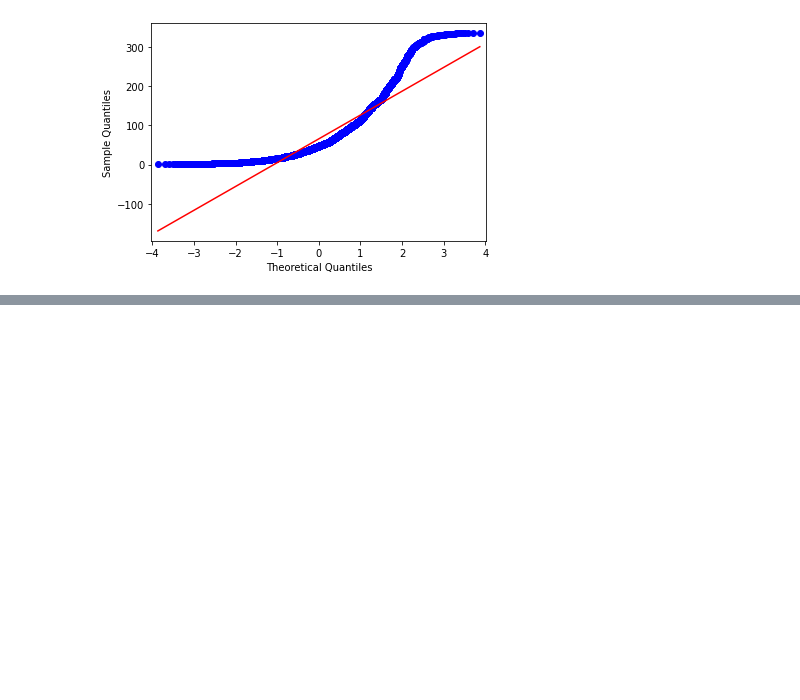
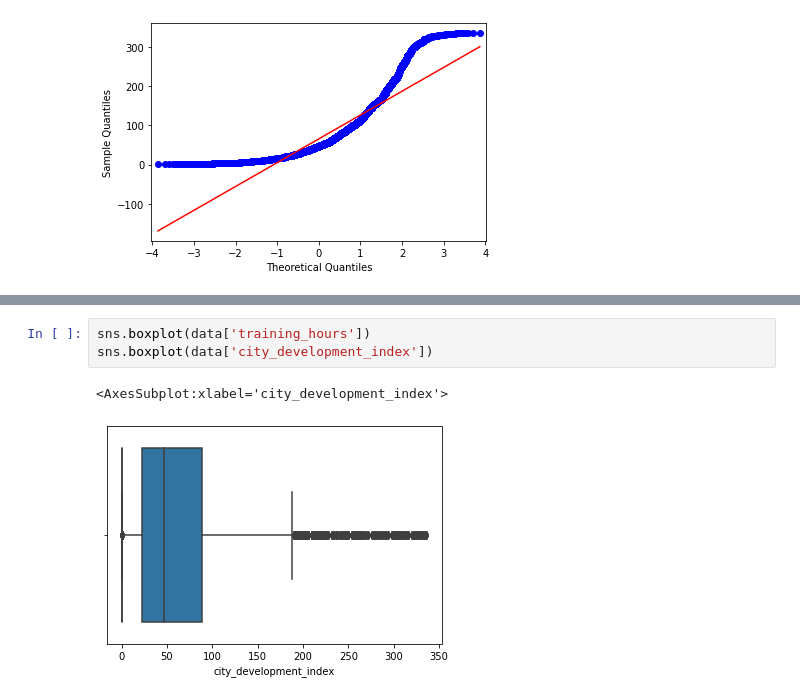
Before and after one commit to Neelam-Singhal/HR-Analytics-Analysis, a Jupyter notebook: HRAnalytics.ipynb, the cells around one changed output, grey strips where cells are left out. Cells and saved outputs as stored; diff of their text form; blank space fills up the shorter version.

```diff
--- a/HRAnalytics.ipynb
+++ b/HRAnalytics.ipynb
@@ -285,0 +436,6 @@ Kurtosis -  3.7459682666467153
+# %%
+sns.boxplot(data['training_hours'])
+sns.boxplot(data['city_development_index'])
+# %% [output]
+<AxesSubplot:xlabel='city_development_index'>
+[figure, added]
```
Also changed, not shown: parts of 14 cells of this notebook.
